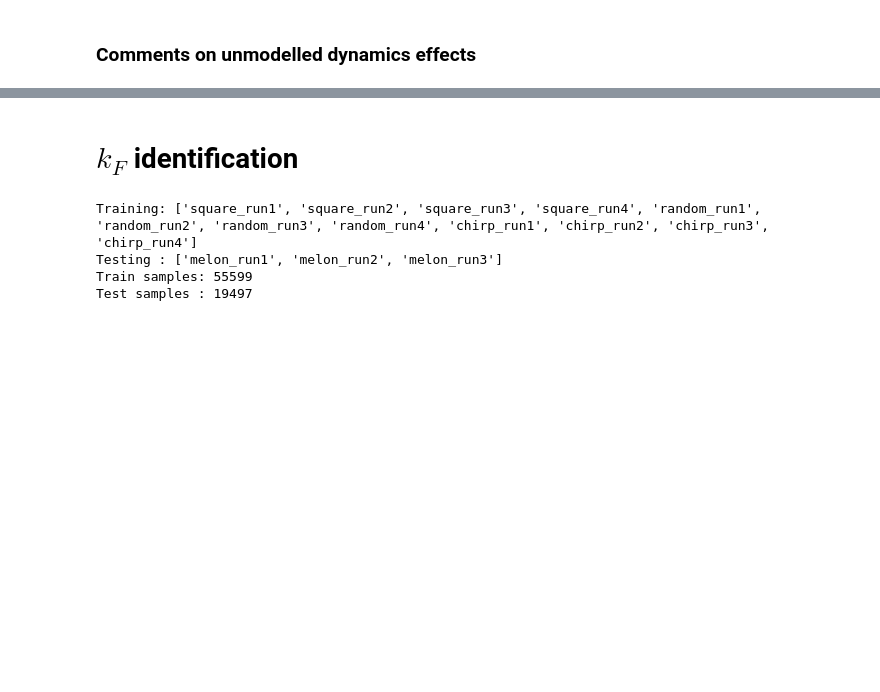
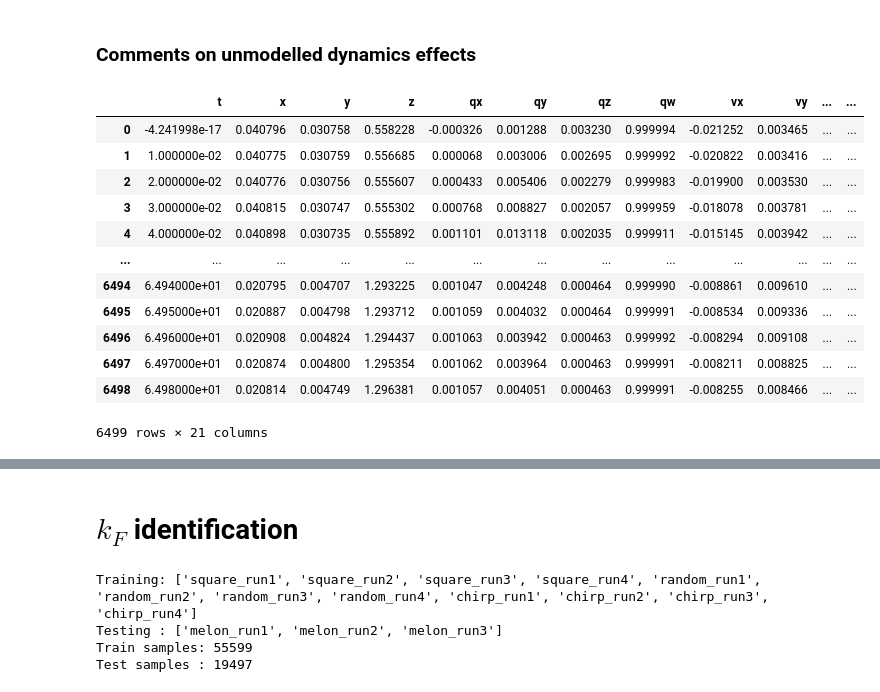
Before and after one commit to idsia-robotics/nanodrone-sysid-benchmark, a Jupyter notebook: train/thurst_drag_coeff_identification.ipynb, the cells around one changed output, grey strips where cells are left out. Drawn from its saved outputs; the diff is of its cells as text; code cells hidden in the pictures; blank space fills up the shorter version.

```diff
--- a/train/thurst_drag_coeff_identification.ipynb
+++ b/train/thurst_drag_coeff_identification.ipynb
@@ -39,6 +39,22 @@ for experiment in experiments:
             continue
 # %% [markdown]
 ### Comments on unmodelled dynamics effects
+# %%
+df
+# %% [output]
+|  | t | x | y | z | qx | qy | qz | qw | vx | vy | ... | ... |
+| 0 | -4.241998e-17 | 0.040796 | 0.030758 | 0.558228 | -0.000326 | 0.001288 | 0.003230 | 0.999994 | -0.021252 | 0.003465 | ... | ... |
+| 1 | 1.000000e-02 | 0.040775 | 0.030759 | 0.556685 | 0.000068 | 0.003006 | 0.002695 | 0.999992 | -0.020822 | 0.003416 | ... | ... |
+| 2 | 2.000000e-02 | 0.040776 | 0.030756 | 0.555607 | 0.000433 | 0.005406 | 0.002279 | 0.999983 | -0.019900 | 0.003530 | ... | ... |
+| 3 | 3.000000e-02 | 0.040815 | 0.030747 | 0.555302 | 0.000768 | 0.008827 | 0.002057 | 0.999959 | -0.018078 | 0.003781 | ... | ... |
+| 4 | 4.000000e-02 | 0.040898 | 0.030735 | 0.555892 | 0.001101 | 0.013118 | 0.002035 | 0.999911 | -0.015145 | 0.003942 | ... | ... |
+| ... | ... | ... | ... | ... | ... | ... | ... | ... | ... | ... | ... | ... |
+| 6494 | 6.494000e+01 | 0.020795 | 0.004707 | 1.293225 | 0.001047 | 0.004248 | 0.000464 | 0.999990 | -0.008861 | 0.009610 | ... | ... |
+| 6495 | 6.495000e+01 | 0.020887 | 0.004798 | 1.293712 | 0.001059 | 0.004032 | 0.000464 | 0.999991 | -0.008534 | 0.009336 | ... | ... |
+| 6496 | 6.496000e+01 | 0.020908 | 0.004824 | 1.294437 | 0.001063 | 0.003942 | 0.000463 | 0.999992 | -0.008294 | 0.009108 | ... | ... |
+| 6497 | 6.497000e+01 | 0.020874 | 0.004800 | 1.295354 | 0.001062 | 0.003964 | 0.000463 | 0.999991 | -0.008211 | 0.008825 | ... | ... |
+| 6498 | 6.498000e+01 | 0.020814 | 0.004749 | 1.296381 | 0.001057 | 0.004051 | 0.000463 | 0.999991 | -0.008255 | 0.008466 | ... | ... |
+6499 rows × 21 columns
 # %%
 from scipy.spatial.transform import Rotation as R
 import matplotlib.pyplot as plt
```
Also changed, not shown: parts of 19 cells of this notebook, 36 other files.
